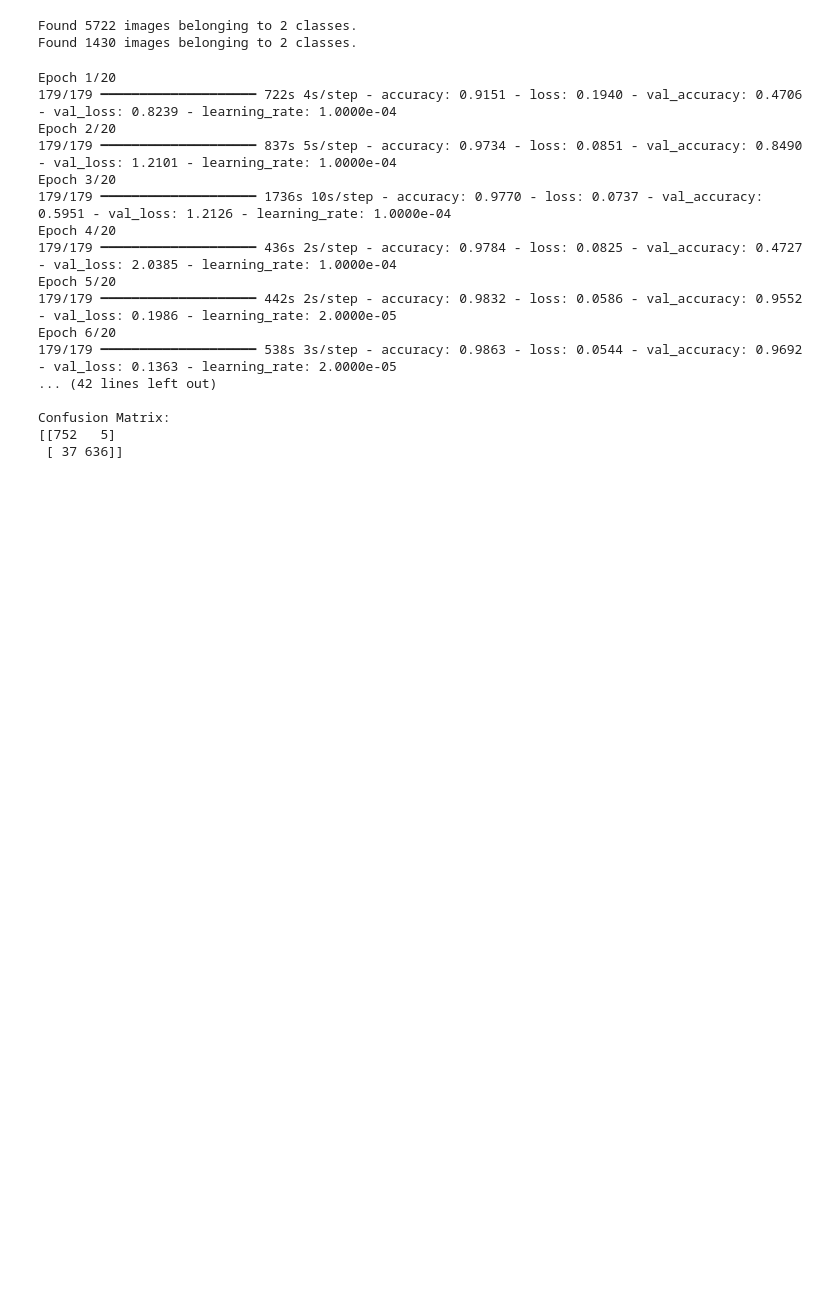
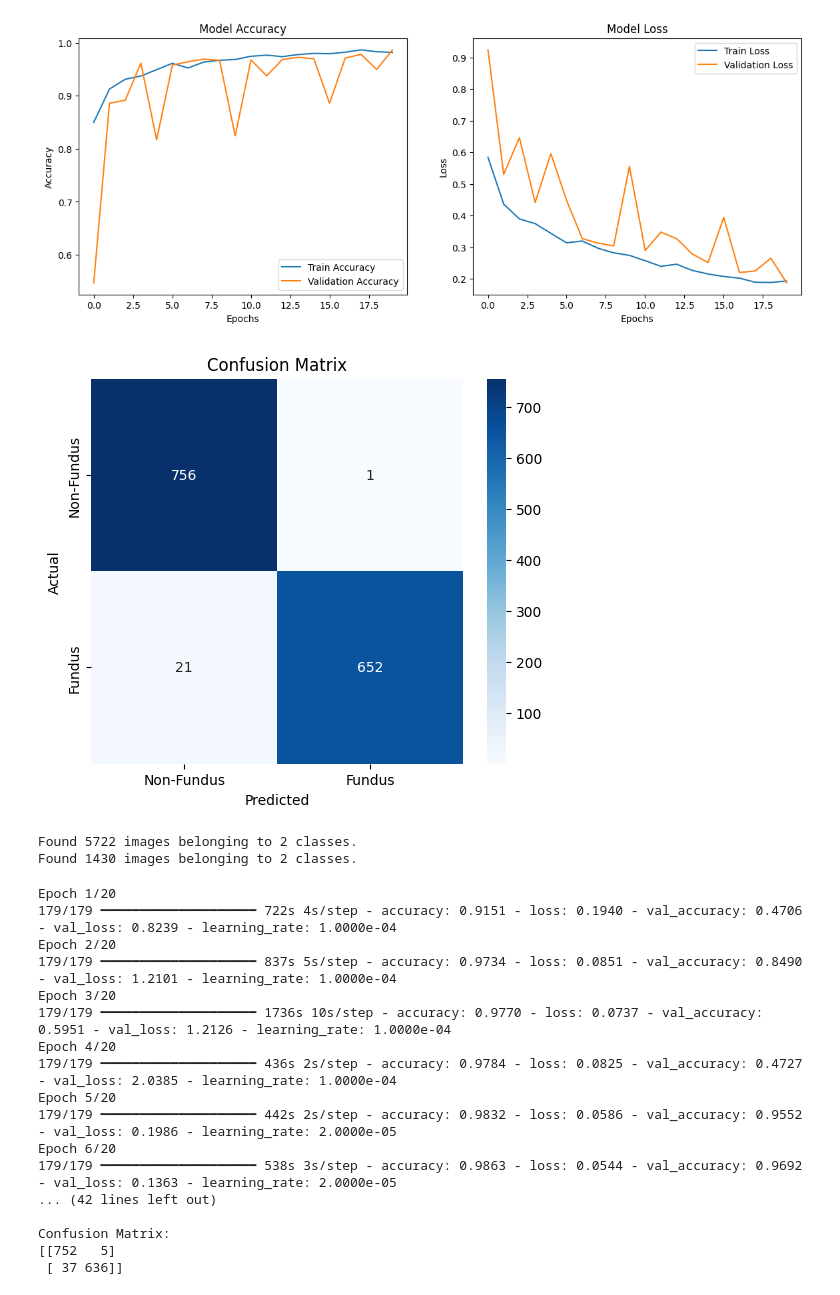
Before and after one commit to Romal27/DSGP-24-Retina94, a Jupyter notebook: Neural_Network.ipynb, the cells around one changed output. Drawn from its saved outputs; the diff is of its cells as text; code cells hidden in the pictures; blank space fills up the shorter version.

```diff
--- a/Neural_Network.ipynb
+++ b/Neural_Network.ipynb
@@ -217,3 +154,47 @@ Confusion Matrix:
+# %%
+import matplotlib.pyplot as plt
+import seaborn as sns
+
+# Plot training history
+def plot_training_history(history):
+    fig, axes = plt.subplots(1, 2, figsize=(14, 5))
+
+    # Accuracy plot
+    axes[0].plot(history.history['accuracy'], label='Train Accuracy')
+    axes[0].plot(history.history['val_accuracy'], label='Validation Accuracy')
+    axes[0].set_title('Model Accuracy')
+    axes[0].set_xlabel('Epochs')
+    axes[0].set_ylabel('Accuracy')
+    axes[0].legend()
+
+    # Loss plot
+    axes[1].plot(history.history['loss'], label='Train Loss')
+    axes[1].plot(history.history['val_loss'], label='Validation Loss')
+    axes[1].set_title('Model Loss')
+    axes[1].set_xlabel('Epochs')
+    axes[1].set_ylabel('Loss')
+    axes[1].legend()
+
+    plt.show()
+
+# Call the function to plot
+plot_training_history(history)
+
+# Confusion Matrix
+def plot_confusion_matrix(y_true, y_pred):
+    cm = confusion_matrix(y_true, y_pred)
+    plt.figure(figsize=(6, 5))
+    sns.heatmap(cm, annot=True, fmt='d', cmap='Blues', xticklabels=['Non-Fundus', 'Fundus'], yticklabels=['Non-Fundus', 'Fundus'])
+    plt.xlabel('Predicted')
+    plt.ylabel('Actual')
+    plt.title('Confusion Matrix')
+    plt.show()
+
+# Plot confusion matrix
+plot_confusion_matrix(y_true, y_pred)
+# %% [output]
+[figure, added]
+[figure, added]
 # %%
 import tensorflow as tf
 from tensorflow.keras.models import Model
```
Also changed, not shown: parts of 4 cells of this notebook.
